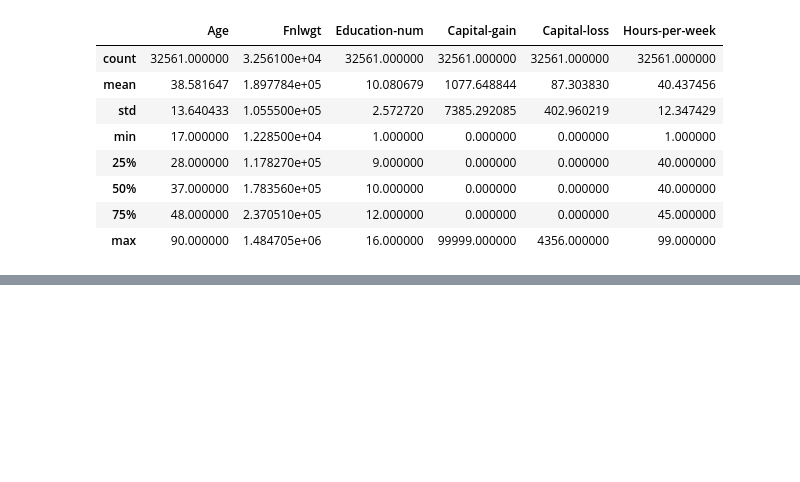
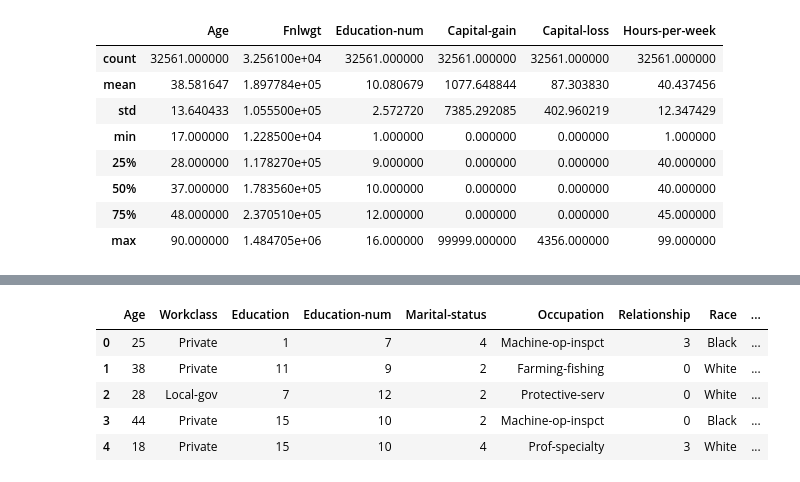
Before and after one commit to MadhunishaBala/Census_Income_Classification, a Jupyter notebook: 2337032_ML.ipynb, the cells around one changed output, grey strips where cells are left out. Saved outputs shown, nothing was run; the diff lists cells and outputs as text; code cells hidden in the pictures; blank space fills up the shorter version.

```diff
--- a/2337032_ML.ipynb
+++ b/2337032_ML.ipynb
@@ -56,0 +267,9 @@ data.describe()
+# %%
+Test_data.head()
+# %% [output]
+|  | Age | Workclass | Education | Education-num | Marital-status | Occupation | Relationship | Race | ... |
+| 0 | 25 | Private | 1 | 7 | 4 | Machine-op-inspct | 3 | Black | ... |
+| 1 | 38 | Private | 11 | 9 | 2 | Farming-fishing | 0 | White | ... |
+| 2 | 28 | Local-gov | 7 | 12 | 2 | Protective-serv | 0 | White | ... |
+| 3 | 44 | Private | 15 | 10 | 2 | Machine-op-inspct | 0 | Black | ... |
+| 4 | 18 | Private | 15 | 10 | 4 | Prof-specialty | 3 | White | ... |
```
Also changed, not shown: parts of 31 cells of this notebook.
